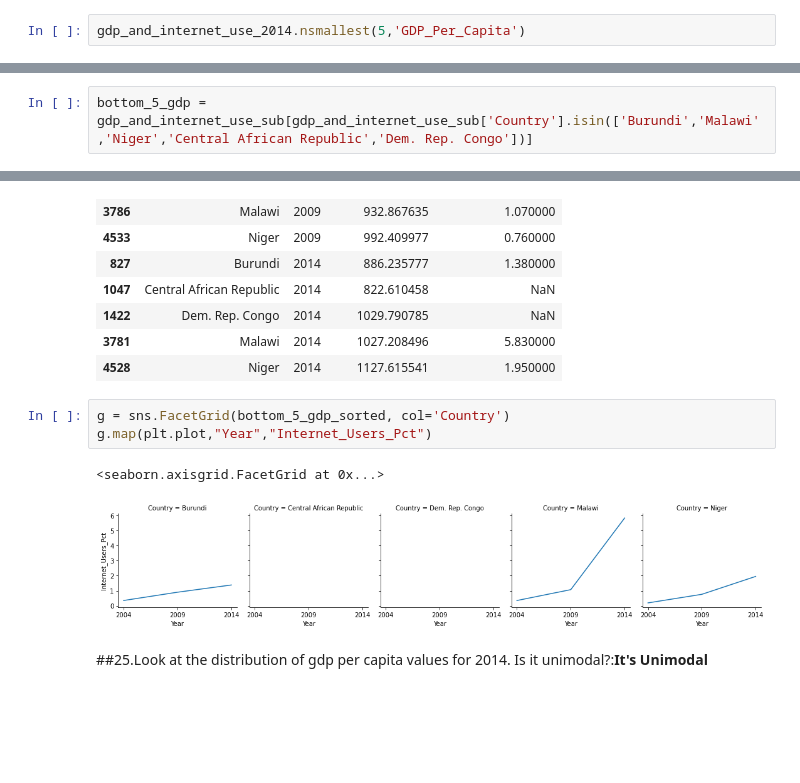
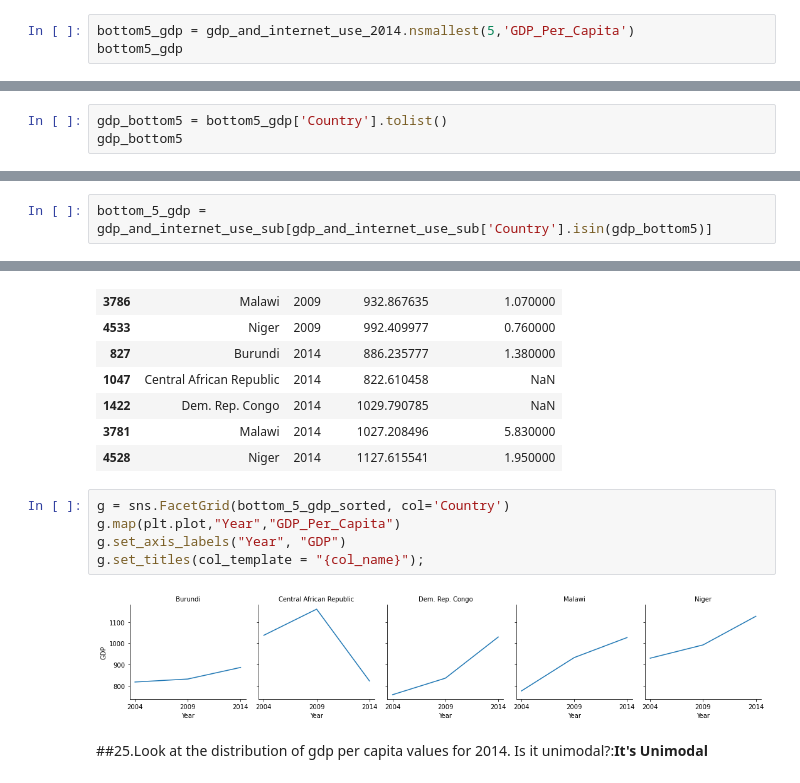
Before and after one commit to igoike/gdp-and-internet-usage-igoike, a Jupyter notebook: notebook/gdp_and_internet_usage.ipynb, the cells around one changed output, grey strips where cells are left out. Cells and saved outputs as stored; diff of their text form; blank space fills up the shorter version.

```diff
--- a/notebook/gdp_and_internet_usage.ipynb
+++ b/notebook/gdp_and_internet_usage.ipynb
@@ -531,5 +552,6 @@ g.map(plt.plot,"Year","Internet_Users_Pct")
 # %%
-gdp_and_internet_use_2014.nsmallest(5,'GDP_Per_Capita')
+bottom5_gdp = gdp_and_internet_use_2014.nsmallest(5,'GDP_Per_Capita')
+bottom5_gdp
 # %% [output]
 |  | Country | Year | GDP_Per_Capita | Internet_Users_Pct |
 | 1047 | Central African Republic | 2014 | 822.610458 | NaN |
@@ -537,3 +559,6 @@ gdp_and_internet_use_2014.nsmallest(5,'GDP_Per_Capita')
 | 3781 | Malawi | 2014 | 1027.208496 | 5.83 |
 | 1422 | Dem. Rep. Congo | 2014 | 1029.790785 | NaN |
 | 4528 | Niger | 2014 | 1127.615541 | 1.95 |
+# %%
+gdp_bottom5 = bottom5_gdp['Country'].tolist()
+gdp_bottom5
@@ -540,5 +567,5 @@ gdp_and_internet_use_2014.nsmallest(5,'GDP_Per_Capita')
 # %%
-bottom_5_gdp = gdp_and_internet_use_sub[gdp_and_internet_use_sub['Country'].isin(['Burundi','Malawi','Niger','Central African Republic','Dem. Rep. Congo'])]
+bottom_5_gdp = gdp_and_internet_use_sub[gdp_and_internet_use_sub['Country'].isin(gdp_bottom5)]
 # %%
 bottom_5_gdp_sorted =bottom_5_gdp.sort_values('Year')
 # %%
@@ -562,10 +589,11 @@ bottom_5_gdp_sorted
 | 4528 | Niger | 2014 | 1127.615541 | 1.950000 |
 # %%
 g = sns.FacetGrid(bottom_5_gdp_sorted, col='Country')
-g.map(plt.plot,"Year","Internet_Users_Pct")
+g.map(plt.plot,"Year","GDP_Per_Capita")
+g.set_axis_labels("Year", "GDP")
+g.set_titles(col_template = "{col_name}");
 # %% [output]
-<seaborn.axisgrid.FacetGrid at 0x...>
-[figure, old version]
+[figure, new version]
 # %% [markdown]
 ##25.Look at the distribution of gdp per capita values for 2014. Is it unimodal?:**It's Unimodal**
 # %%
```
Also changed, not shown: parts of 19 cells of this notebook.
